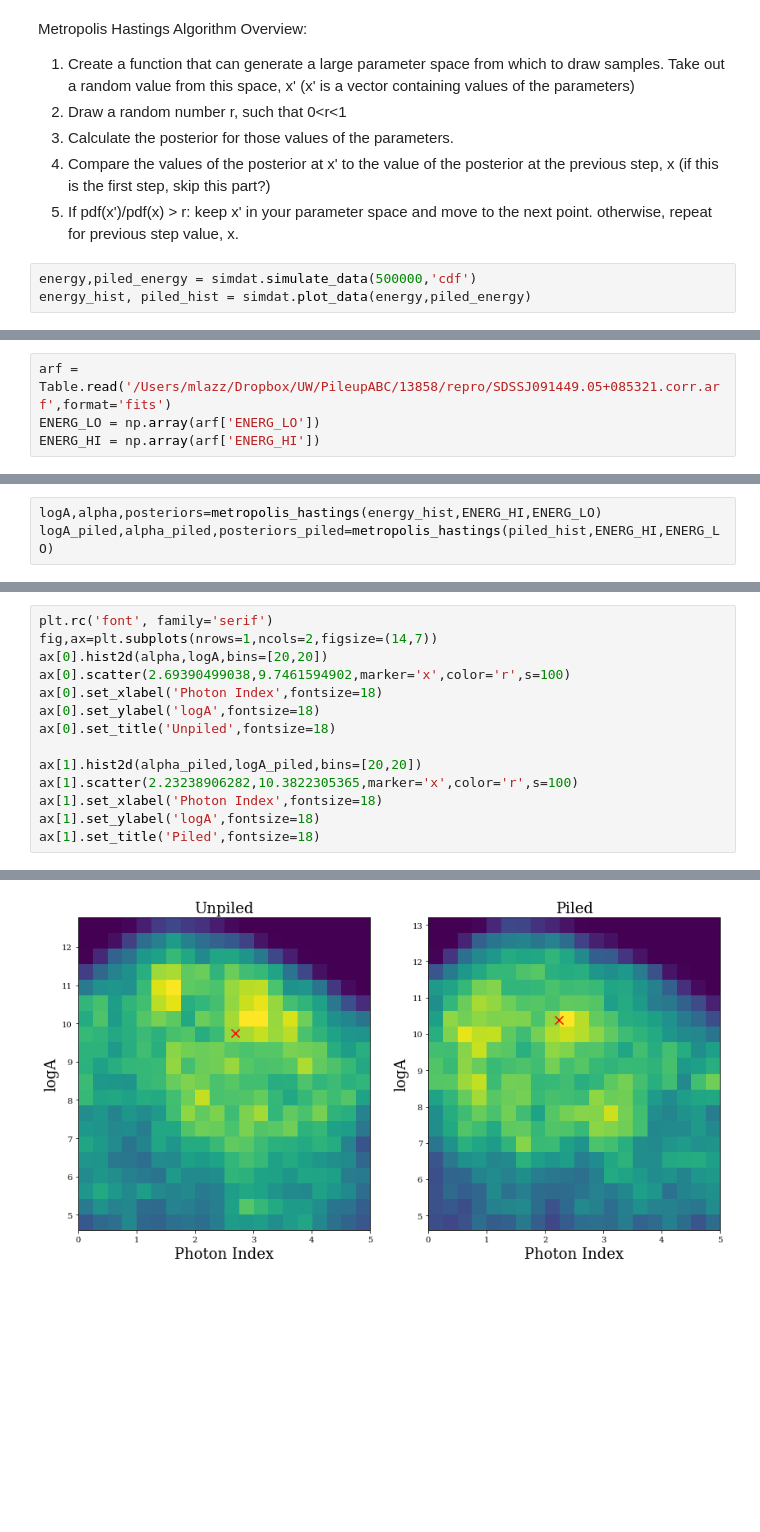
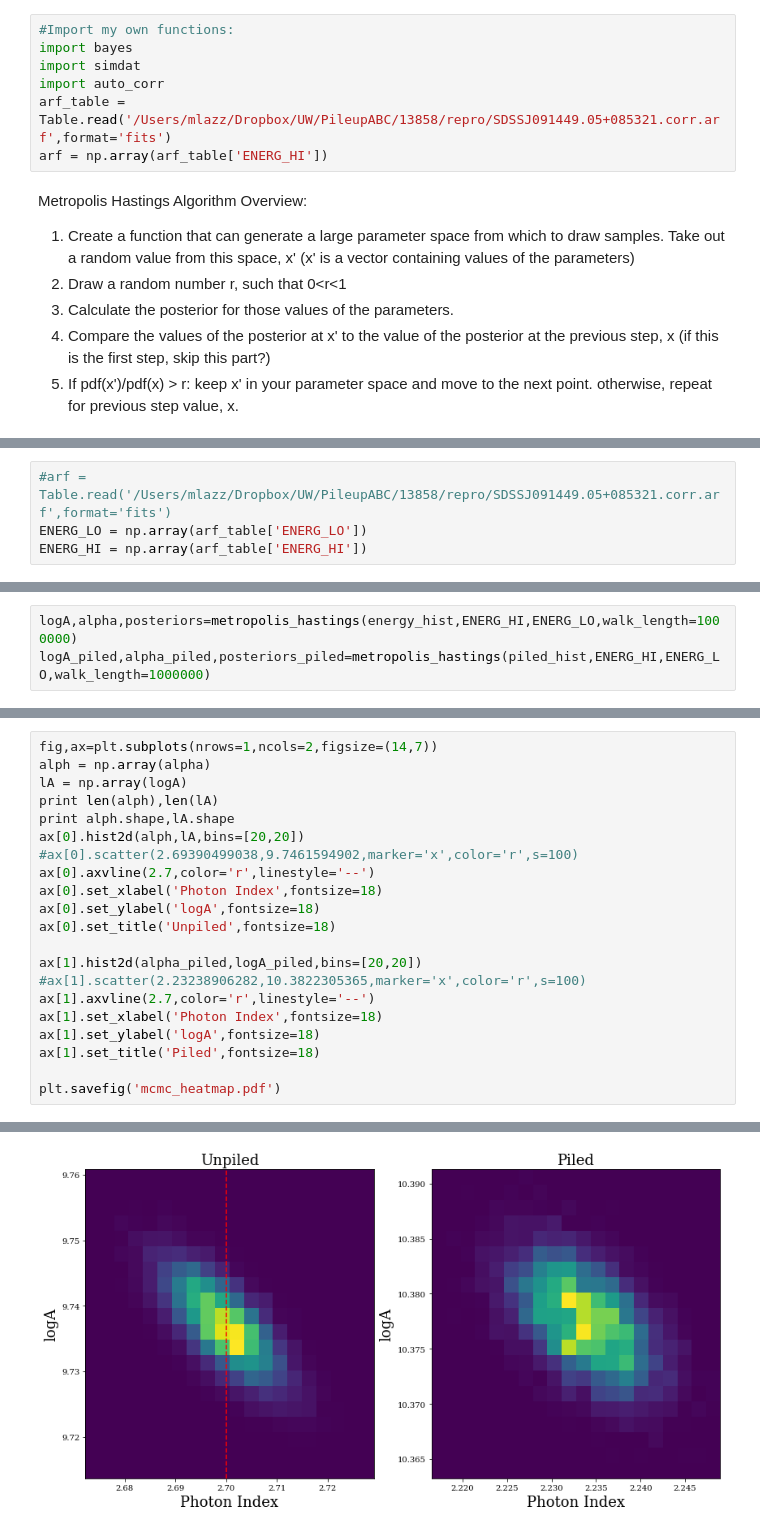
Before and after one commit to dirac-institute/PileupABC, a Jupyter notebook: Margaret/metropolis_hastings_mcmc.ipynb, the cells around one changed output, grey strips where cells are left out. Saved outputs shown, nothing was run; the diff lists cells and outputs as text; blank space fills up the shorter version.

```diff
--- a/Margaret/metropolis_hastings_mcmc.ipynb
+++ b/Margaret/metropolis_hastings_mcmc.ipynb
@@ -19,3 +16,10 @@ import simdat
+# %%
+#Import my own functions:
+import bayes
+import simdat
+import auto_corr
+arf_table = Table.read('/Users/mlazz/Dropbox/UW/PileupABC/13858/repro/SDSSJ091449.05+085321.corr.arf',format='fits')
+arf = np.array(arf_table['ENERG_HI'])
 # %% [markdown]
 Metropolis Hastings Algorithm Overview:
 1. Create a function that can generate a large parameter space from which to draw samples. Take out a random value from this space, x' (x' is a vector containing values of the parameters)
@@ -23,6 +27,3 @@ Metropolis Hastings Algorithm Overview:
 3. Calculate the posterior for those values of the parameters.
 4. Compare the values of the posterior at x' to the value of the posterior at the previous step, x (if this is the first step, skip this part?)
 5. If pdf(x')/pdf(x) > r: keep x' in your parameter space and move to the next point. otherwise, repeat for previous step value, x.
-# %%
-energy,piled_energy = simdat.simulate_data(500000,'cdf')
-energy_hist, piled_hist = simdat.plot_data(energy,piled_energy)
@@ -35,6 +48,6 @@ Fraction of photons that are piled = 0.95958904383
 # %%
-arf = Table.read('/Users/mlazz/Dropbox/UW/PileupABC/13858/repro/SDSSJ091449.05+085321.corr.arf',format='fits')
-ENERG_LO = np.array(arf['ENERG_LO'])
-ENERG_HI = np.array(arf['ENERG_HI'])
+#arf = Table.read('/Users/mlazz/Dropbox/UW/PileupABC/13858/repro/SDSSJ091449.05+085321.corr.arf',format='fits')
+ENERG_LO = np.array(arf_table['ENERG_LO'])
+ENERG_HI = np.array(arf_table['ENERG_HI'])
 # %%
 #Initially, just do some number of iterations, before worrying about including autocorrelation
@@ -224,4 +122,4 @@ ax.set_ylabel('autocorrelation function',fontsize=18)
 # %%
-logA,alpha,posteriors=metropolis_hastings(energy_hist,ENERG_HI,ENERG_LO)
-logA_piled,alpha_piled,posteriors_piled=metropolis_hastings(piled_hist,ENERG_HI,ENERG_LO)
+logA,alpha,posteriors=metropolis_hastings(energy_hist,ENERG_HI,ENERG_LO,walk_length=1000000)
+logA_piled,alpha_piled,posteriors_piled=metropolis_hastings(piled_hist,ENERG_HI,ENERG_LO,walk_length=1000000)
 # %% [output]
@@ -245,15 +196,22 @@ on step 450000
 # %%
-plt.rc('font', family='serif')
 fig,ax=plt.subplots(nrows=1,ncols=2,figsize=(14,7))
-ax[0].hist2d(alpha,logA,bins=[20,20])
-ax[0].scatter(2.69390499038,9.7461594902,marker='x',color='r',s=100)
+alph = np.array(alpha)
+lA = np.array(logA)
+print len(alph),len(lA)
+print alph.shape,lA.shape
+ax[0].hist2d(alph,lA,bins=[20,20])
+#ax[0].scatter(2.69390499038,9.7461594902,marker='x',color='r',s=100)
+ax[0].axvline(2.7,color='r',linestyle='--')
 ax[0].set_xlabel('Photon Index',fontsize=18)
 ax[0].set_ylabel('logA',fontsize=18)
 ax[0].set_title('Unpiled',fontsize=18)
 
 ax[1].hist2d(alpha_piled,logA_piled,bins=[20,20])
-ax[1].scatter(2.23238906282,10.3822305365,marker='x',color='r',s=100)
+#ax[1].scatter(2.23238906282,10.3822305365,marker='x',color='r',s=100)
+ax[1].axvline(2.7,color='r',linestyle='--')
 ax[1].set_xlabel('Photon Index',fontsize=18)
 ax[1].set_ylabel('logA',fontsize=18)
 ax[1].set_title('Piled',fontsize=18)
+
+plt.savefig('mcmc_heatmap.pdf')
 # %% [output]
@@ -261 +220 @@ ax[1].set_title('Piled',fontsize=18)
-[figure, old version]
+[figure, new version]
```
Also changed, not shown: parts of 32 cells of this notebook, 3 other files.
